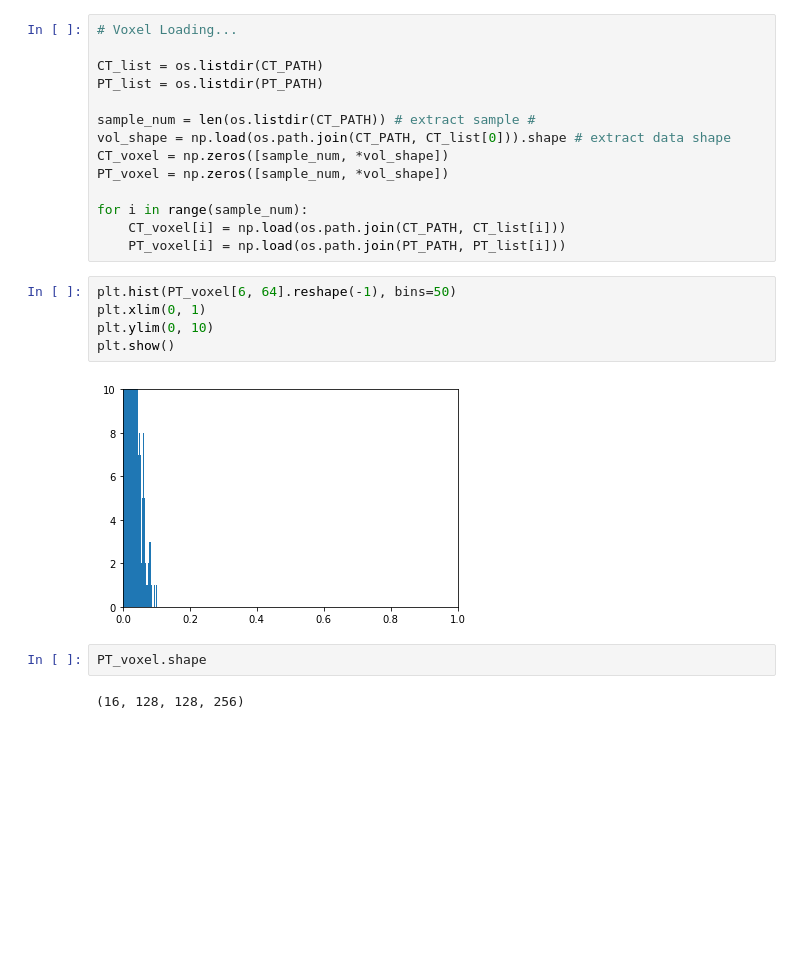
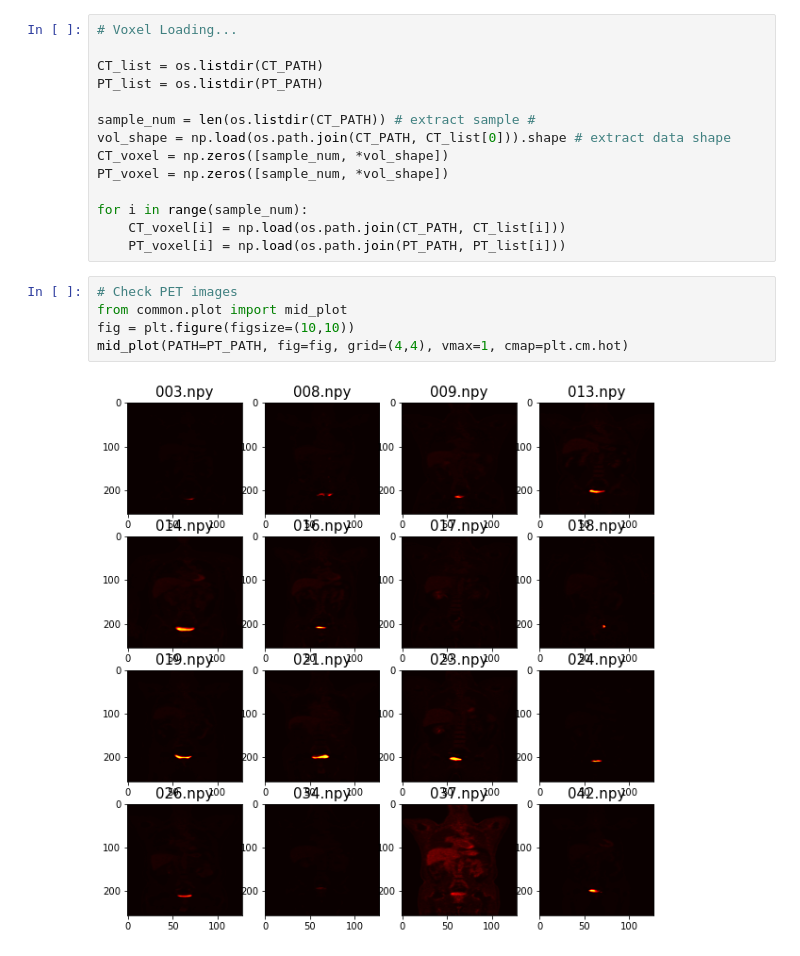
Before and after one commit to rubato-yeong/med_img_registration, a Jupyter notebook: Registration/utils/preprocessing/modification_study.ipynb, the cells around one changed output. Saved outputs shown, nothing was run; the diff lists cells and outputs as text; blank space fills up the shorter version.

```diff
--- a/Registration/utils/preprocessing/modification_study.ipynb
+++ b/Registration/utils/preprocessing/modification_study.ipynb
@@ -31,14 +32,10 @@ PT_voxel = np.zeros([sample_num, *vol_shape])
 for i in range(sample_num):
     CT_voxel[i] = np.load(os.path.join(CT_PATH, CT_list[i]))
     PT_voxel[i] = np.load(os.path.join(PT_PATH, PT_list[i]))
-# %%
-plt.hist(PT_voxel[6, 64].reshape(-1), bins=50)
-plt.xlim(0, 1)
-plt.ylim(0, 10)
-plt.show()
-# %% [output]
-[figure, removed]
-# %%
-PT_voxel.shape
-# %% [output]
-(16, 128, 128, 256)
+# %%
+# Check PET images
+from common.plot import mid_plot
+fig = plt.figure(figsize=(10,10))
+mid_plot(PATH=PT_PATH, fig=fig, grid=(4,4), vmax=1, cmap=plt.cm.hot)
+# %% [output]
+[figure, added]
```
Also changed, not shown: parts of 8 cells of this notebook, 1 other file.
